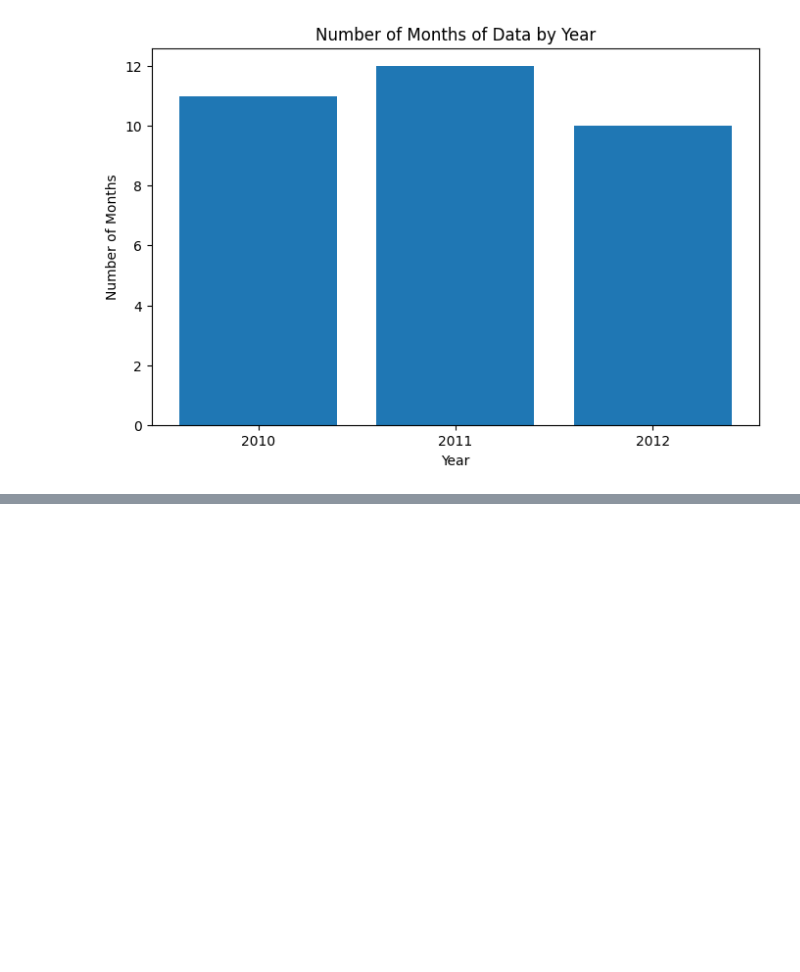
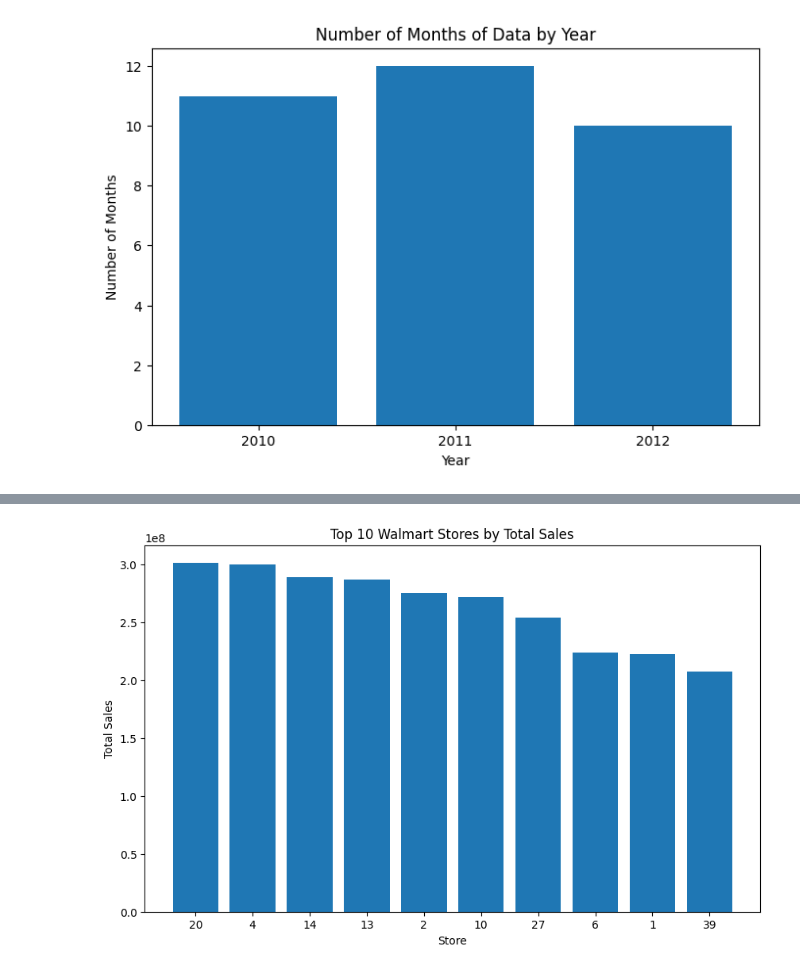
Before and after one commit to rangadaschakravarthy/Walmart-Sales-Analysis, a Jupyter notebook: notebooks/02_eda.ipynb, the cells around one changed output, grey strips where cells are left out. Cells and saved outputs as stored; diff of their text form; code cells hidden in the pictures; blank space fills up the shorter version.

```diff
--- a/notebooks/02_eda.ipynb
+++ b/notebooks/02_eda.ipynb
@@ -808,0 +835,7 @@ plt.show()
+# %%
+# Which walmart stores perform strongly and which stores need attention
+store_performance=(
+    df.groupby("Store")["Weekly_Sales"]
+    .agg(["sum","mean","min","max","std"])
+    .reset_index()
+)
@@ -808,0 +851,8 @@ plt.show()
+# %%
+store_performance.columns=[
+    "Store","Total_Sales","Average_Weekly_Sales","Minimum_Weekly_Sales","Maximum_Weekly_Sales","Sales_Std"
+]
+# %%
+top_stores=(
+    store_performance.sort_values("Total_Sales",ascending=False).head(10)
+)
@@ -808,0 +891,13 @@ plt.show()
+# %%
+plt.figure(figsize=(10,6))
+plt.bar(
+    top_stores["Store"].astype(str),
+    top_stores["Total_Sales"]
+)
+plt.title("Top 10 Walmart Stores by Total Sales")
+plt.xlabel("Store")
+plt.ylabel("Total Sales")
+plt.savefig("../images/eda/top_10_walmart_stores_by_total_sales1.png")
+plt.show()
+# %% [output]
+[figure, added]
```
Also changed, not shown: parts of 7 cells of this notebook, 3 other files.
